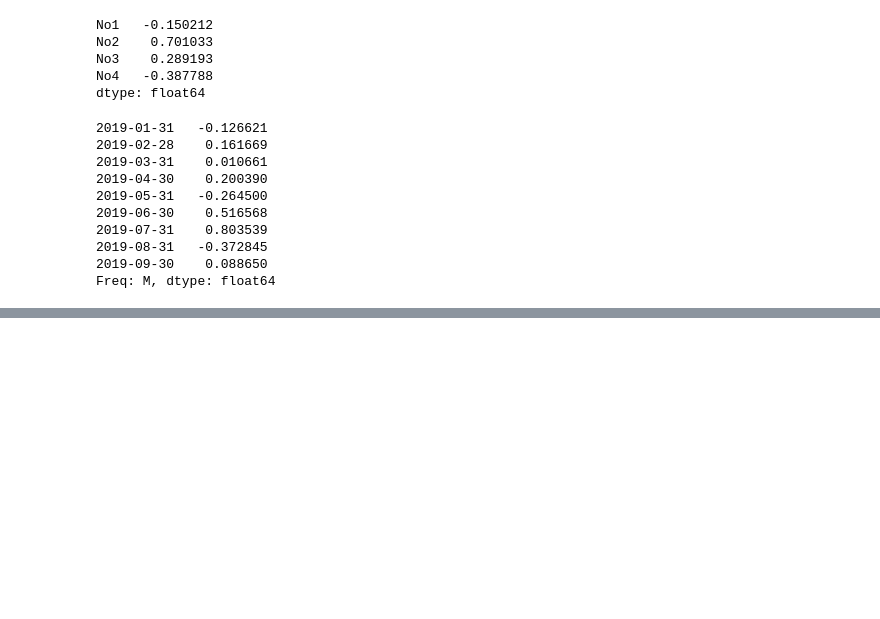
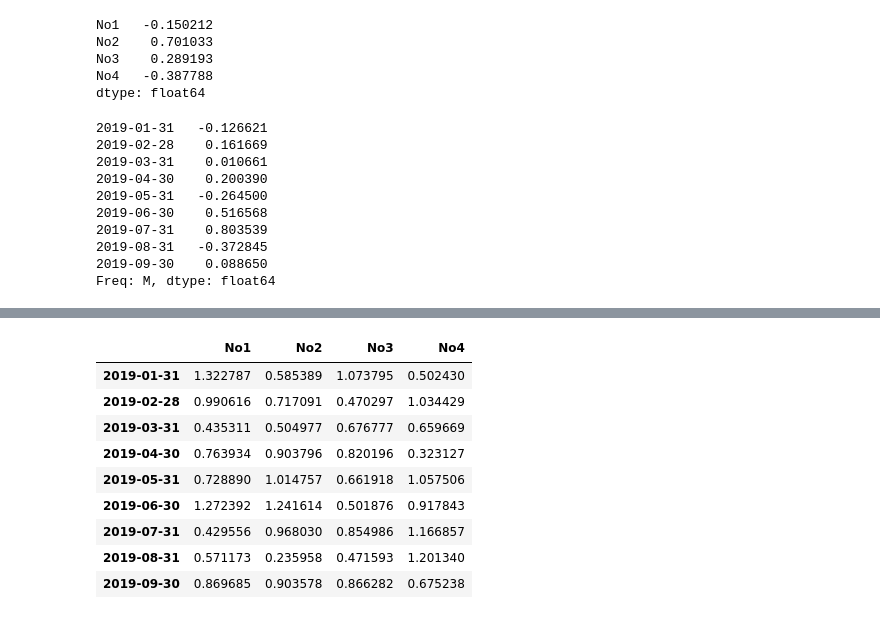
Before and after one commit to LINSANITY03/Finance_learning, a Jupyter notebook: pandas_eg/dataframe_class.ipynb, the cells around one changed output, grey strips where cells are left out. Cells and saved outputs as stored; diff of their text form; code cells hidden in the pictures; blank space fills up the shorter version.

```diff
--- a/pandas_eg/dataframe_class.ipynb
+++ b/pandas_eg/dataframe_class.ipynb
@@ -243,0 +263,13 @@ Freq: M, dtype: float64
+# %%
+np.sqrt(abs(df))
+# %% [output]
+|  | No1 | No2 | No3 | No4 |
+| 2019-01-31 | 1.322787 | 0.585389 | 1.073795 | 0.502430 |
+| 2019-02-28 | 0.990616 | 0.717091 | 0.470297 | 1.034429 |
+| 2019-03-31 | 0.435311 | 0.504977 | 0.676777 | 0.659669 |
+| 2019-04-30 | 0.763934 | 0.903796 | 0.820196 | 0.323127 |
+| 2019-05-31 | 0.728890 | 1.014757 | 0.661918 | 1.057506 |
+| 2019-06-30 | 1.272392 | 1.241614 | 0.501876 | 0.917843 |
+| 2019-07-31 | 0.429556 | 0.968030 | 0.854986 | 1.166857 |
+| 2019-08-31 | 0.571173 | 0.235958 | 0.471593 | 1.201340 |
+| 2019-09-30 | 0.869685 | 0.903578 | 0.866282 | 0.675238 |
```
Also changed, not shown: parts of 8 cells of this notebook.
